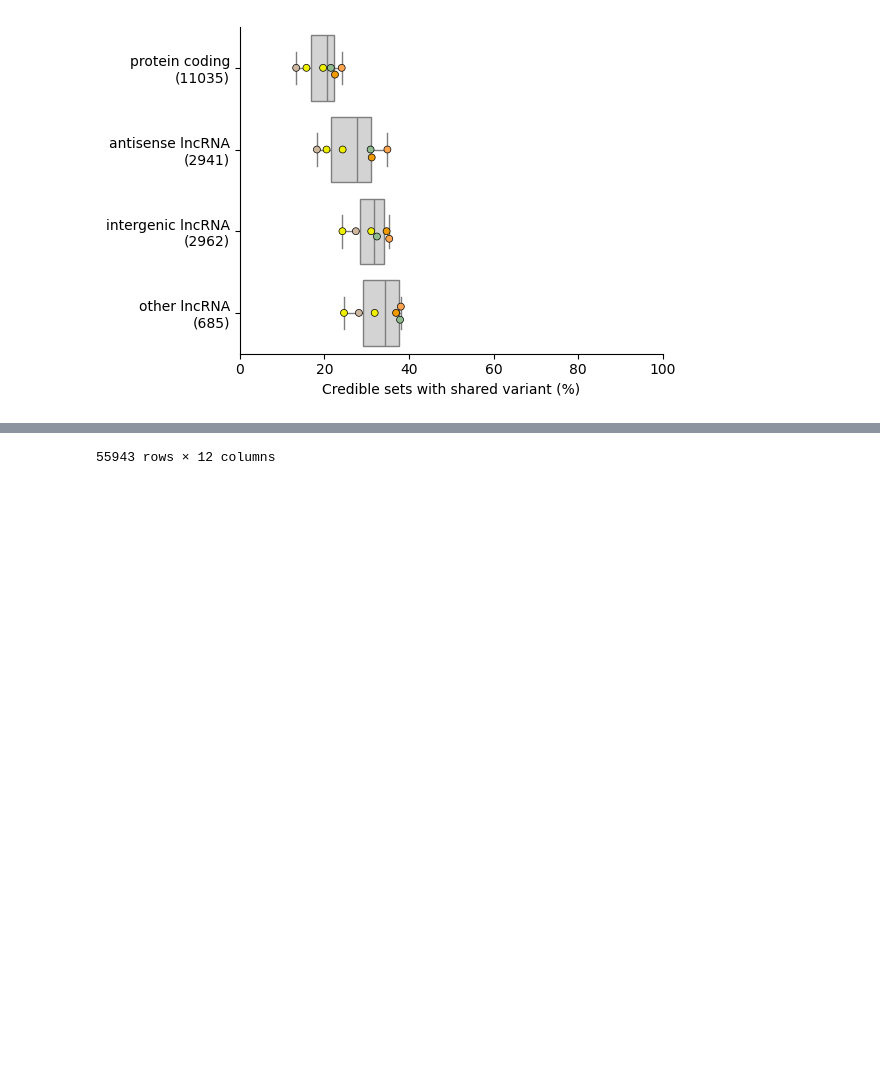
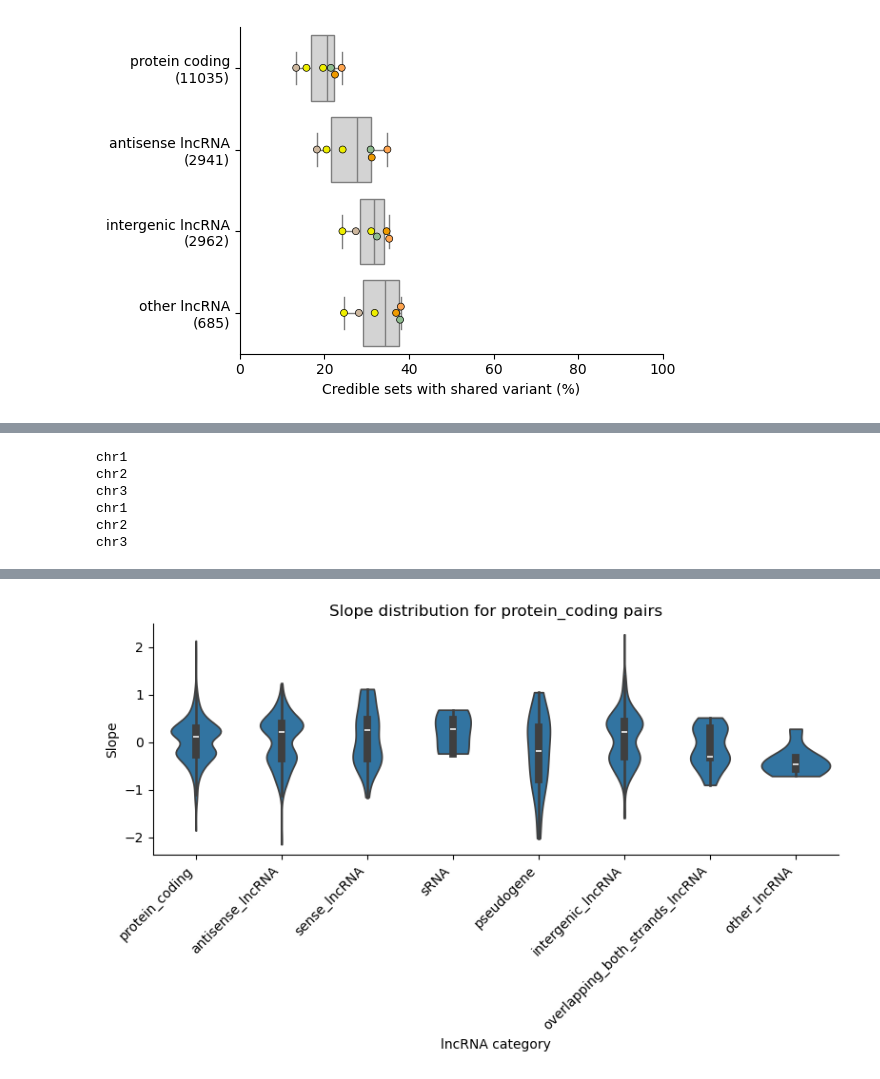
Before and after one commit to danielnachun/gtex-gencode47, a Jupyter notebook: notebooks/shared_leads.ipynb, the cells around one changed output, grey strips where cells are left out. Drawn from its saved outputs; the diff is of its cells as text; code cells hidden in the pictures; blank space fills up the shorter version.

```diff
--- a/notebooks/shared_leads.ipynb
+++ b/notebooks/shared_leads.ipynb
@@ -182,9 +188,6 @@ cs_level = pd.merge(cs_level, lead_variant_df, on='cs_key', how='left')
 
 # Count partners and make pair table
 cs_level['num_partners'] = cs_level['cs_shared_gene_biotypes'].apply(len)
-cs_level = pd.merge(cs_level, gencode_ids[['gene_id_v47', 'lncrna_category']], left_on='phenotype_id', right_on='gene_id_v47', how='left')
-cs_level['index_biotype'] = np.where(cs_level['index_biotype'] == 'lncRNA', cs_level['lncrna_category'] + '_lncRNA', cs_level['index_biotype'])
-
 pairs = (
     cs_level
     .explode('cs_shared_gene_biotypes', ignore_index=True)
@@ -373,6 +381,7 @@ cs_level['slope'] = np.nan
 for tissue_id in ['Adipose_Subcutaneous', 'Adipose_Visceral_Omentum']:
     for chr_id in [*range(1, 23), 'X']:
         chr_id = f'chr{chr_id}'
+        print(chr_id)
         nominal = pd.read_parquet(f"{nominal_dir}/{tissue_id}.v11.allpairs.{chr_id}.parquet")
         nominal['tissue_id'] = tissue_id
 
@@ -394,6 +403,31 @@ for tissue_id in ['Adipose_Subcutaneous', 'Adipose_Visceral_Omentum']:
         )
         if chr_id=='chr3':
             break
+# %% [output]
+chr1
+chr2
+chr3
+chr1
+chr2
+chr3
 # %%
-cs_level
+
+protein_shared_df = cs_level[cs_level['cs_shared_gene_biotypes'].astype(str).str.contains('protein_coding')]
+protein_shared_df = protein_shared_df[protein_shared_df['slope'].notna()]
+
+plt.figure(figsize=(8, 5))
+sns.violinplot(
+    data=protein_shared_df,
+    x='index_biotype',
+    y='slope',
+    inner='box',
+    cut=0
+)
+plt.xlabel('lncRNA category')
+plt.ylabel('Slope')
+plt.title('Slope distribution for protein_coding pairs')
+plt.xticks(rotation=45, ha='right')
+sns.despine()
+plt.tight_layout()
+plt.show()
 # %% [output]
@@ -412,2 +434,2 @@ cs_level
-55943 rows × 12 columns
+[figure, added]
 # %%
```
Also changed, not shown: parts of 11 cells of this notebook, 8 other files.
